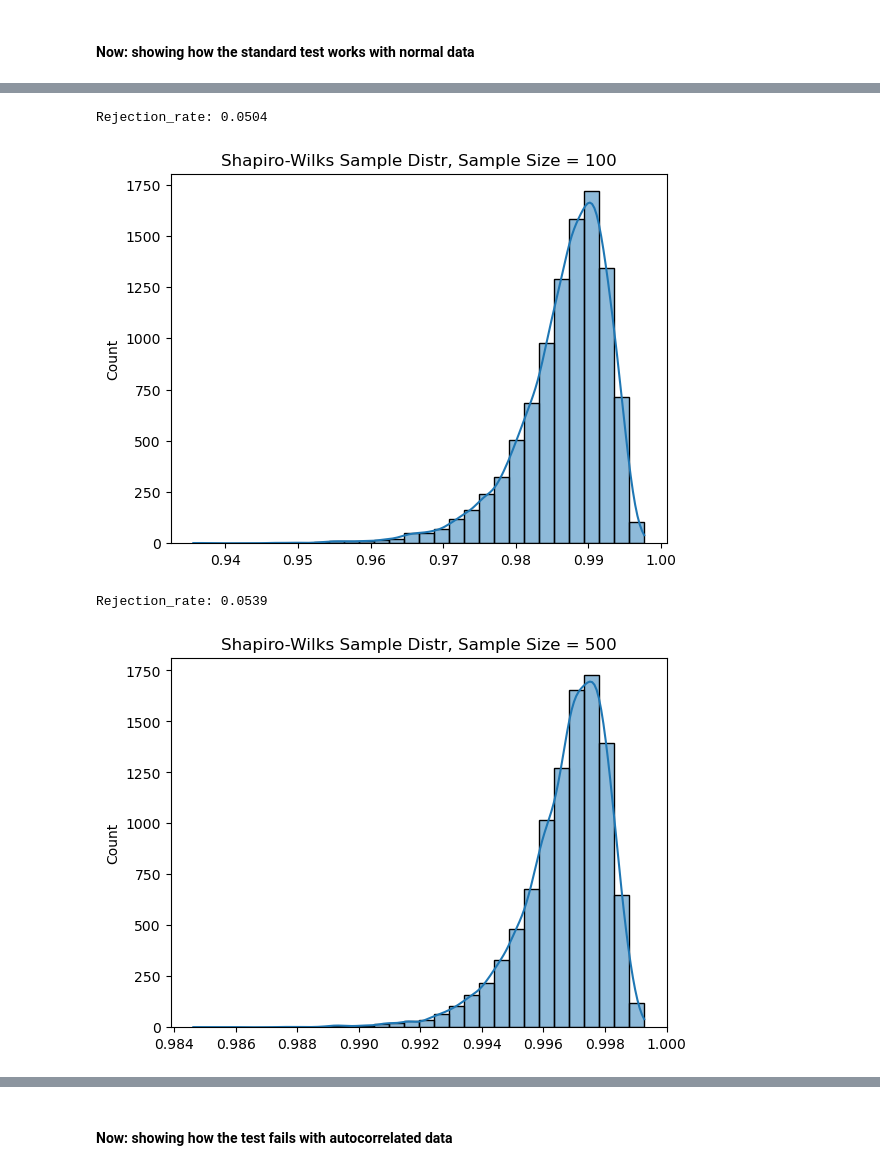
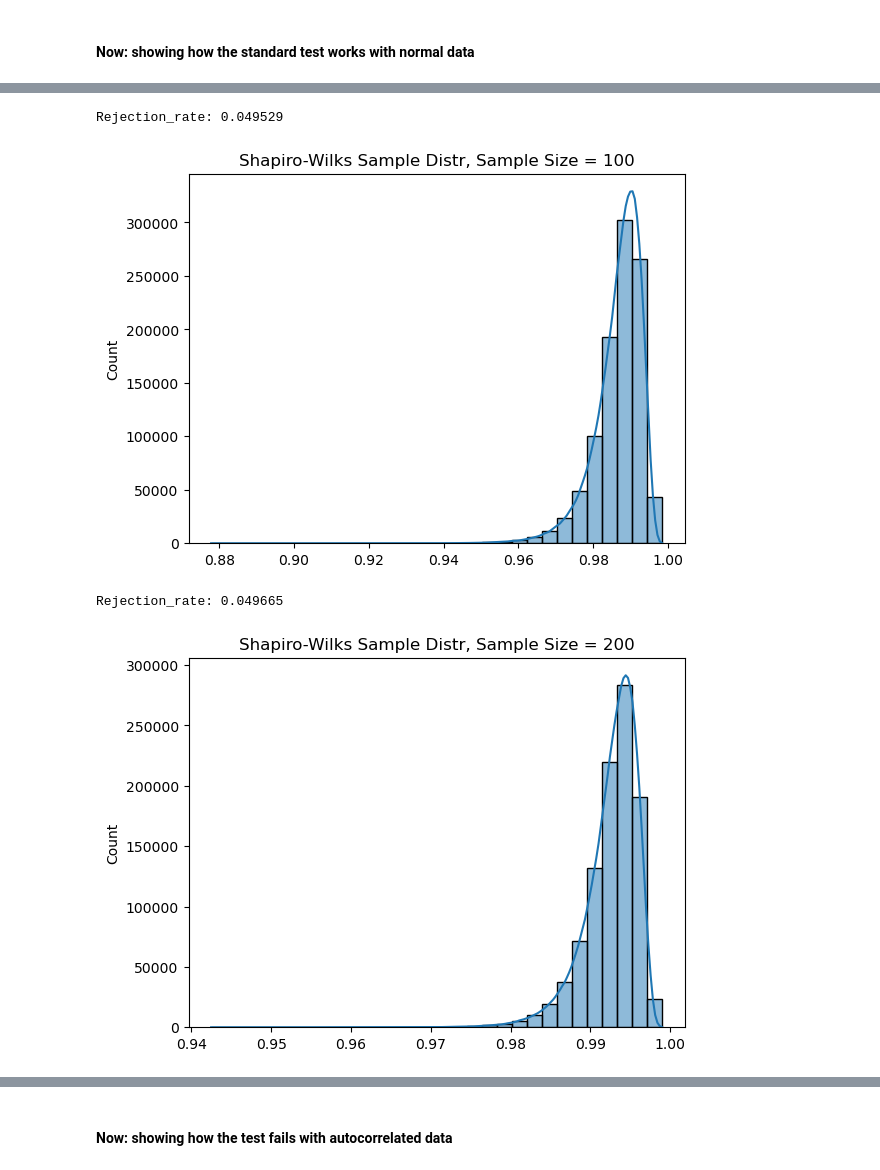
Before and after one commit to jinnayoon/ks_testing, a Jupyter notebook: normality_tests.ipynb, the cells around one changed output, grey strips where cells are left out. Saved outputs shown, nothing was run; the diff lists cells and outputs as text; code cells hidden in the pictures.

```diff
--- a/normality_tests.ipynb
+++ b/normality_tests.ipynb
@@ -979,7 +1013,7 @@ rejection_rate
 # %%
 #using sample statistics now instead of set mu and sigma
 rng = np.random.default_rng() #default is mu = 0, std = 1
-n_trials = 10000
+n_trials = 1000000
 sample_size = 10
 stats_values_10 = []
 
@@ -1002,7 +1036,7 @@ Rejection_rate: 0.0492
 # %%
 #using sample statistics now instead of set mu and sigma
 rng = np.random.default_rng() #default is mu = 0, std = 1
-n_trials = 10000
+n_trials = 1000000
 sample_size = 30
 stats_values_30 = []
 
@@ -1025,7 +1059,7 @@ Rejection_rate: 0.0491
 # %%
 #using sample statistics now instead of set mu and sigma
 rng = np.random.default_rng() #default is mu = 0, std = 1
-n_trials = 10000
+n_trials = 1000000
 sample_size = 50
 stats_values_50 = []
 
@@ -1048,7 +1082,7 @@ Rejection_rate: 0.0486
 # %%
 #using sample statistics now instead of set mu and sigma
 rng = np.random.default_rng() #default is mu = 0, std = 1
-n_trials = 10000
+n_trials = 1000000
 sample_size = 100
 stats_values_100 = []
 
@@ -1066,28 +1100,28 @@ hist_100 = sns.histplot(stats_values_100, bins=30, kde=True, edgecolor='black')
 plt.title(f'Shapiro-Wilks Sample Distr, Sample Size = {sample_size}')
 print(f'Rejection_rate: {rejection_rate}')
 # %% [output]
-Rejection_rate: 0.0504
+Rejection_rate: 0.049529
-[figure, old version]
+[figure, new version]
 # %%
-#sample size 1250
+#sample size is 200
 rng = np.random.default_rng() #default is mu = 0, std = 1
-n_trials = 10000
-sample_size = 500
-stats_values_500 = []
+n_trials = 1000000
+sample_size = 200
+stats_values_200 = []
 
 rejections = []
 for i in range(n_trials):
     data = rng.normal(size=sample_size)
     result = stats.shapiro(data)
     stat, pval = stats.shapiro(data)
-    stats_values_500.append(stat)
+    stats_values_200.append(stat)
     rejections.append(pval)
 
-stats_values_500 = np.array(stats_values_500)
+stats_values_200 = np.array(stats_values_200)
 rejection_rate = np.mean(np.array(rejections) < 0.05)
-hist_500 = sns.histplot(stats_values_500, bins=30, kde=True, edgecolor='black')
+hist_500 = sns.histplot(stats_values_200, bins=30, kde=True, edgecolor='black')
 plt.title(f'Shapiro-Wilks Sample Distr, Sample Size = {sample_size}')
 print(f'Rejection_rate: {rejection_rate}')
 # %% [output]
-Rejection_rate: 0.0539
+Rejection_rate: 0.049665
-[figure, old version]
+[figure, new version]
```
Also changed, not shown: parts of 27 cells of this notebook, 6 other files.
